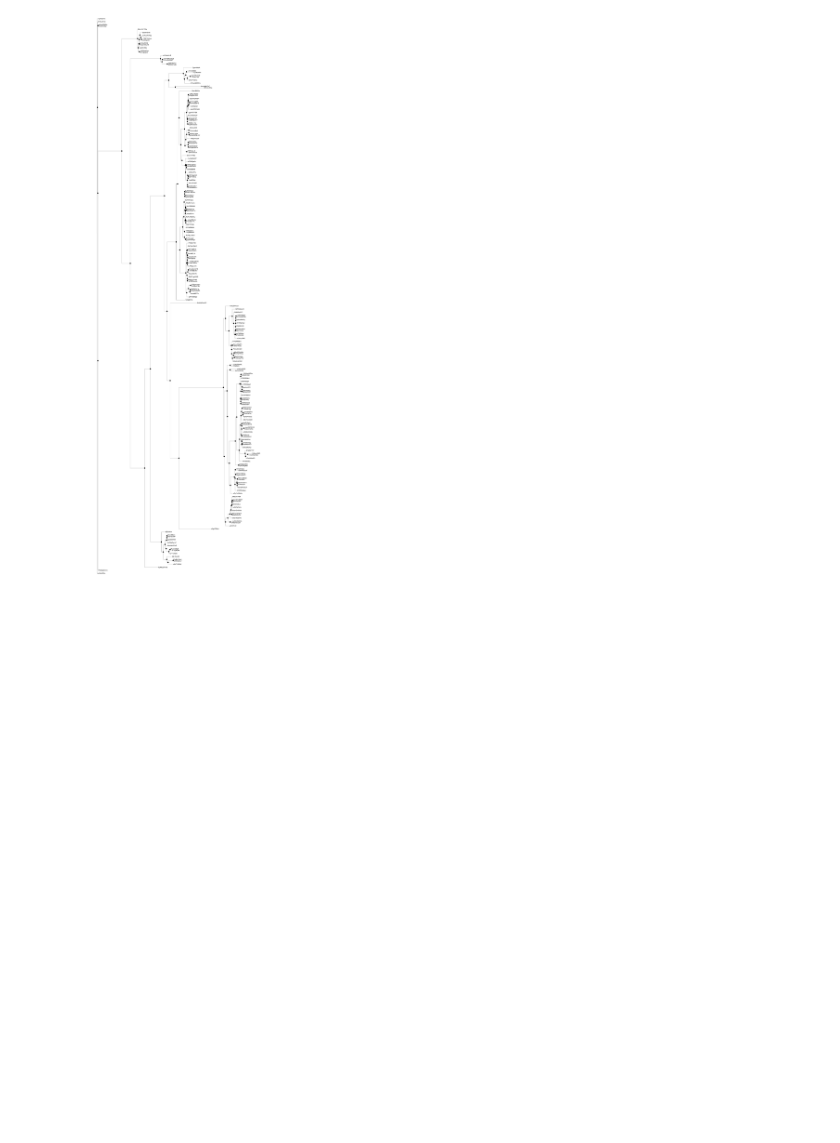
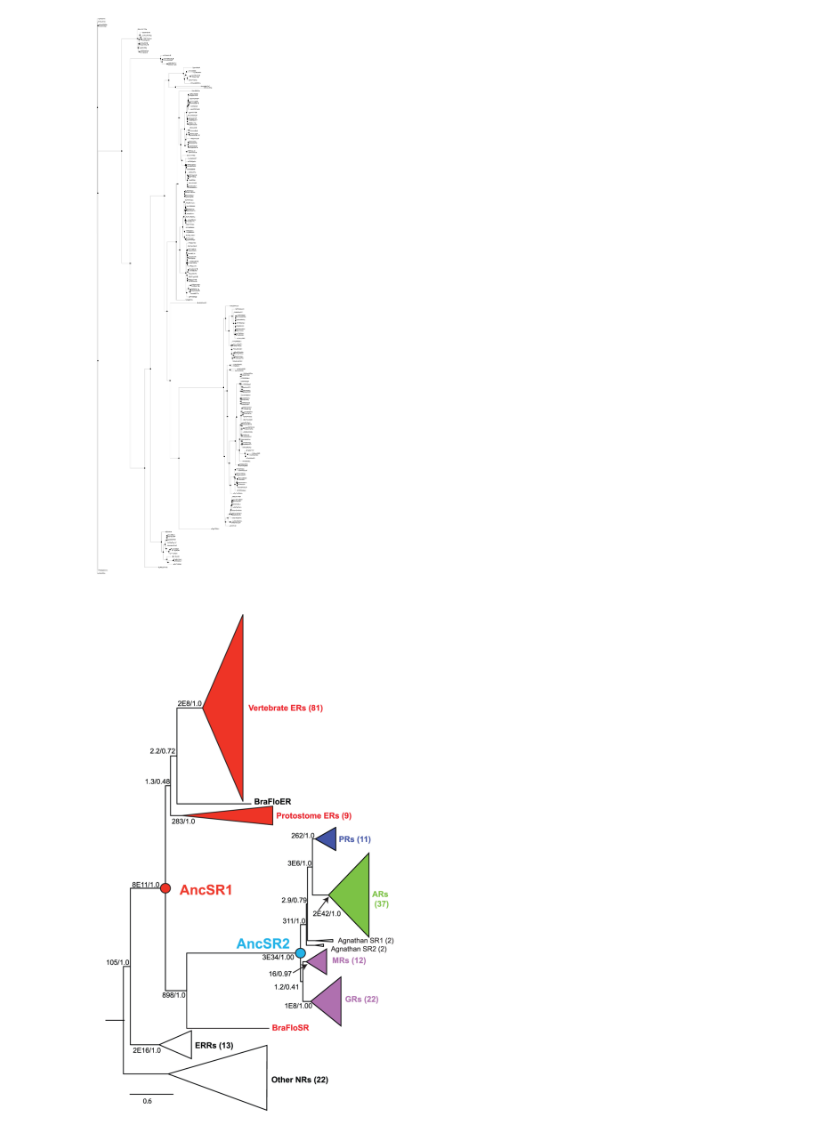
Before and after one commit to Zsailer/scipy-2018, a Jupyter notebook: sr-analysis.ipynb, the cells around one changed output. Drawn from its saved outputs; the diff is of its cells as text; code cells hidden in the pictures; blank space fills up the shorter version.

Commit message:
add slides

```diff
--- a/sr-analysis.ipynb
+++ b/sr-analysis.ipynb
@@ -31,3 +31,8 @@ x = VegaTree(p.data)
 x.display()
 # %% [output]
 [figure]
+# %%
+from IPython.display import Image
+Image(filename="slides/img/sr-tree.png", width=300)
+# %% [output]
+[figure, added]
```
Also changed, not shown: 39 other files.
